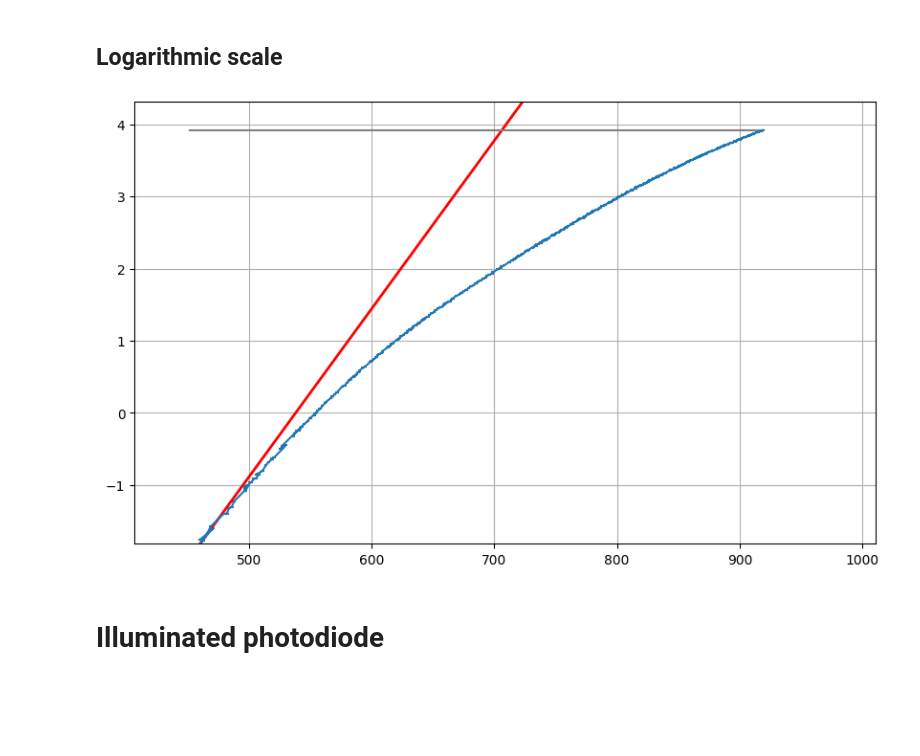
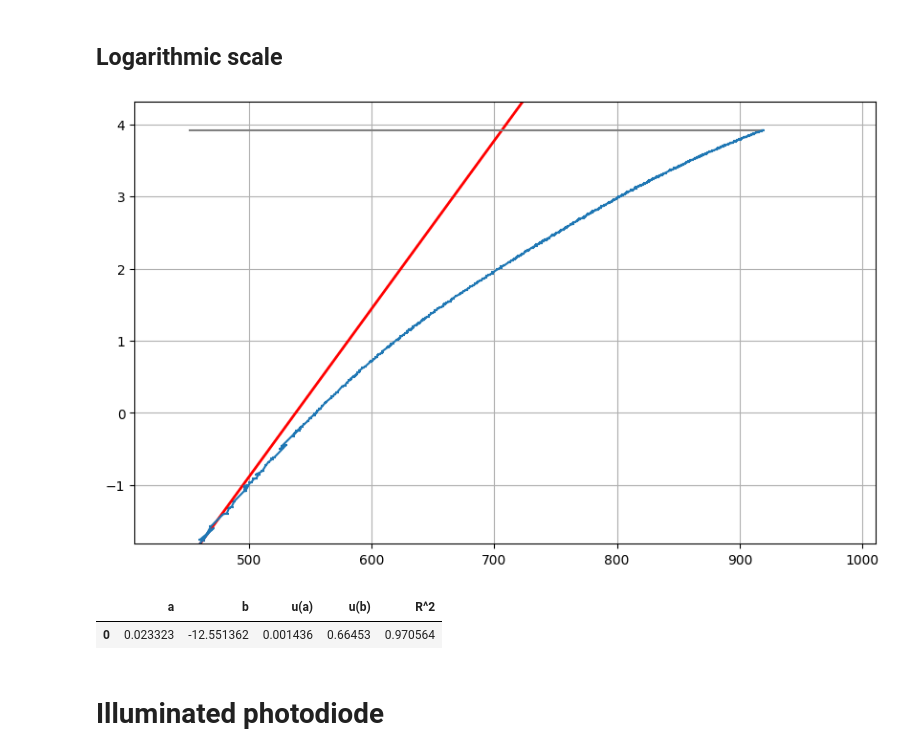
Before and after one commit to ikrzywda/air-cs, a Jupyter notebook: fizyka-3.3/photodiode/notebook.ipynb, the cells around one changed output. Cells and saved outputs as stored; diff of their text form; code cells hidden in the pictures; blank space fills up the shorter version.

```diff
--- a/fizyka-3.3/photodiode/notebook.ipynb
+++ b/fizyka-3.3/photodiode/notebook.ipynb
@@ -130,32 +146,36 @@ def predicate(row):
 
 
 df = pd.read_csv(COVERED_DATA_PATH, sep=";")
 df = df.loc[df.apply(predicate, axis=1)]
 df = compute_uncertainties(df)
 
 
 U_sample, I_sample = df["U"][0:10], df["ln(I)"][0:10]
 model = sm.OLS(I_sample, sm.add_constant(U_sample)).fit()
 
 X_pred = np.linspace(0, df["U"].max(), 20)
 X_pred2 = sm.add_constant(X_pred)
 y_pred = model.predict(X_pred2)
 
 fig, ax = plt.subplots(figsize=(10, 6))
 
 ax.set_xlim(0.9 * df["U"].min(), 1.1 * df["U"].max())
 ax.set_ylim(0.9 * df["ln(I)"].min(), 1.1 * df["ln(I)"].max())
 
 ax.errorbar(df["U"], df["ln(I)"], xerr=df["u(U)"])
 plt.plot(X_pred, y_pred, "r-", linewidth=2)
 
 x_seq = np.linspace(df["U"].min(), df["U"].max(), 100)
 y_seq = np.zeros_like(x_seq) + df["ln(I)"].max()
 plt.plot(x_seq, y_seq, color="gray")
 
 ax.grid()
 plt.show()
+
+display(linear_regression_rundown(model))
 # %% [output]
 [figure]
+|  | a | b | u(a) | u(b) | R^2 |
+| 0 | 0.023323 | -12.551362 | 0.001436 | 0.66453 | 0.970564 |
 # %% [markdown]
 # Illuminated photodiode
```
Also changed, not shown: parts of 10 cells of this notebook.
